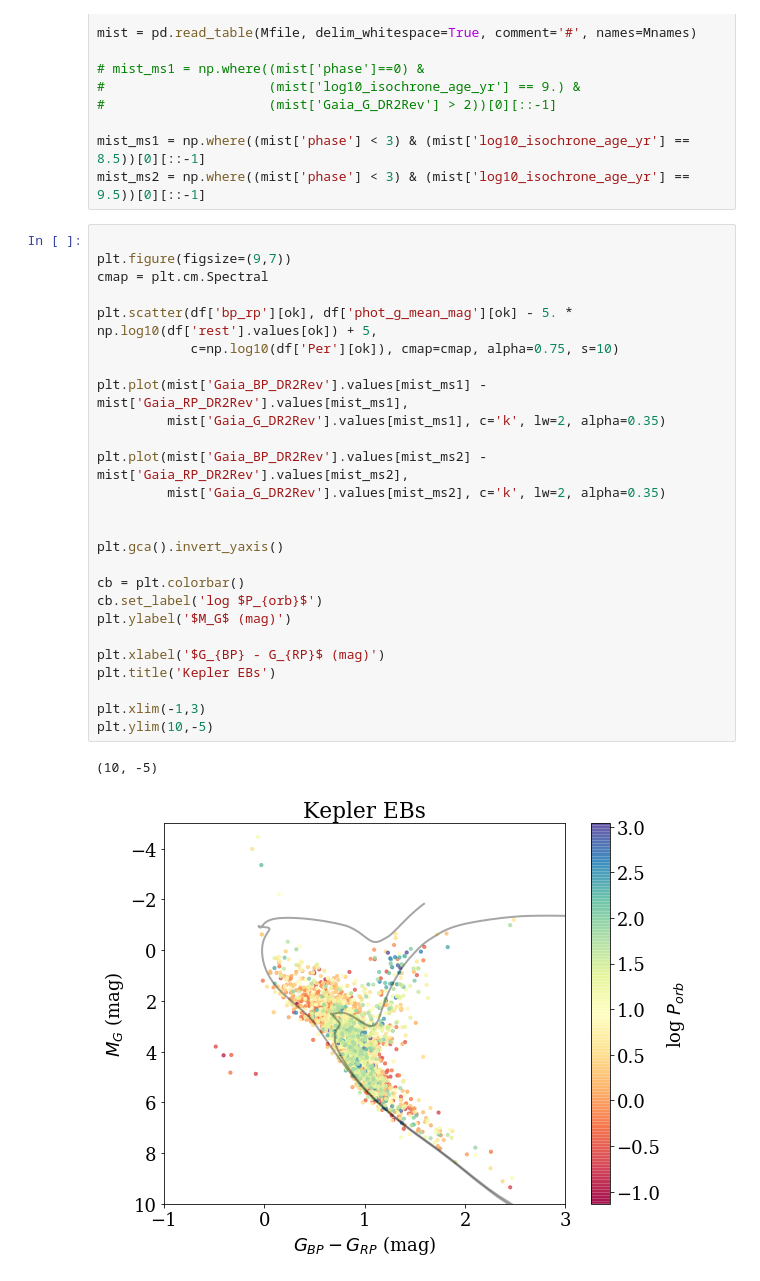
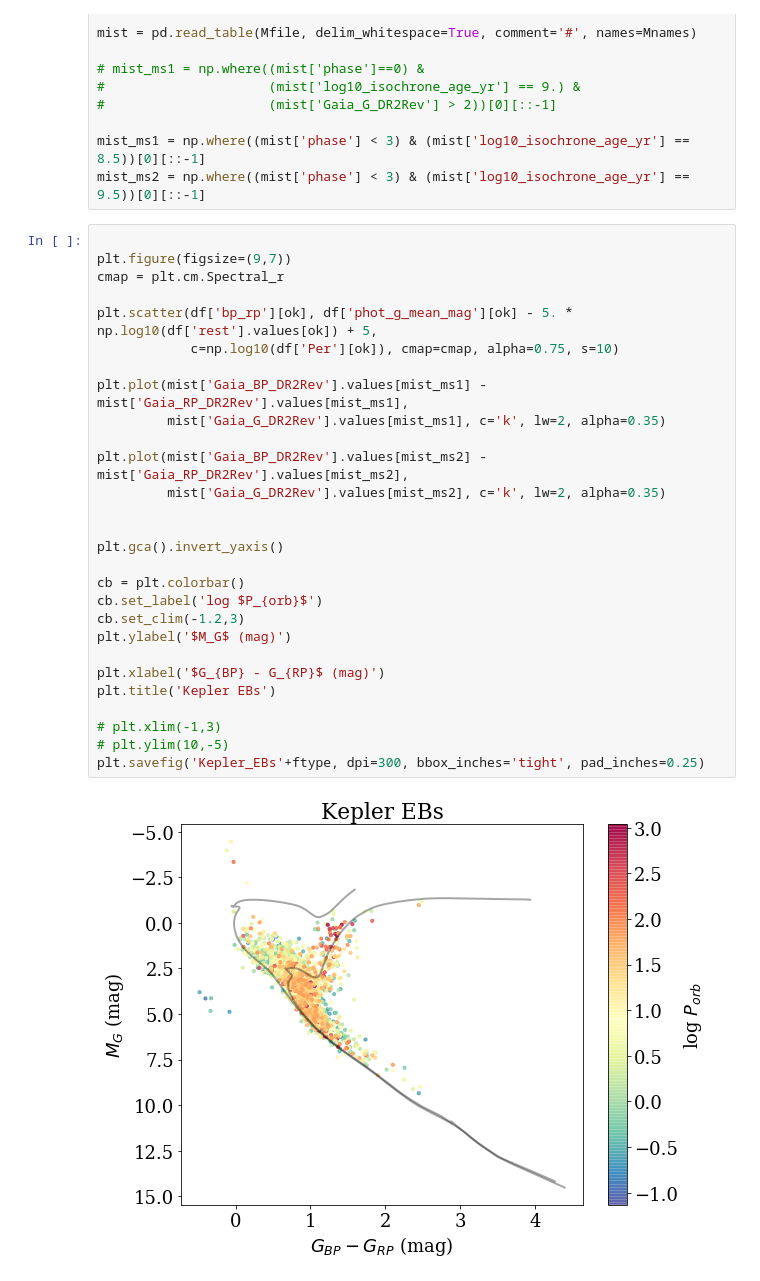
Before and after one commit to jradavenport/EBHRD, a Jupyter notebook: notebooks/explore.ipynb, the cells around one changed output. Drawn from its saved outputs; the diff is of its cells as text.

```diff
--- a/notebooks/explore.ipynb
+++ b/notebooks/explore.ipynb
@@ -94,29 +94,30 @@ mist_ms2 = np.where((mist['phase'] < 3) & (mist['log10_isochrone_age_yr'] == 9.5
 # %%
 
 plt.figure(figsize=(9,7))
-cmap = plt.cm.Spectral
+cmap = plt.cm.Spectral_r
 
 plt.scatter(df['bp_rp'][ok], df['phot_g_mean_mag'][ok] - 5. * np.log10(df['rest'].values[ok]) + 5,
             c=np.log10(df['Per'][ok]), cmap=cmap, alpha=0.75, s=10)
 
 plt.plot(mist['Gaia_BP_DR2Rev'].values[mist_ms1] - mist['Gaia_RP_DR2Rev'].values[mist_ms1],
          mist['Gaia_G_DR2Rev'].values[mist_ms1], c='k', lw=2, alpha=0.35)
 
 plt.plot(mist['Gaia_BP_DR2Rev'].values[mist_ms2] - mist['Gaia_RP_DR2Rev'].values[mist_ms2],
          mist['Gaia_G_DR2Rev'].values[mist_ms2], c='k', lw=2, alpha=0.35)
 
 
 plt.gca().invert_yaxis()
 
 cb = plt.colorbar()
 cb.set_label('log $P_{orb}$')
+cb.set_clim(-1.2,3)
 plt.ylabel('$M_G$ (mag)')
 
 plt.xlabel('$G_{BP} - G_{RP}$ (mag)')
 plt.title('Kepler EBs')
 
-plt.xlim(-1,3)
-plt.ylim(10,-5)
+# plt.xlim(-1,3)
+# plt.ylim(10,-5)
+plt.savefig('Kepler_EBs'+ftype, dpi=300, bbox_inches='tight', pad_inches=0.25)
 # %% [output]
-(10, -5)
-[figure, old version]
+[figure, new version]
```
Also changed, not shown: parts of 8 cells of this notebook.
